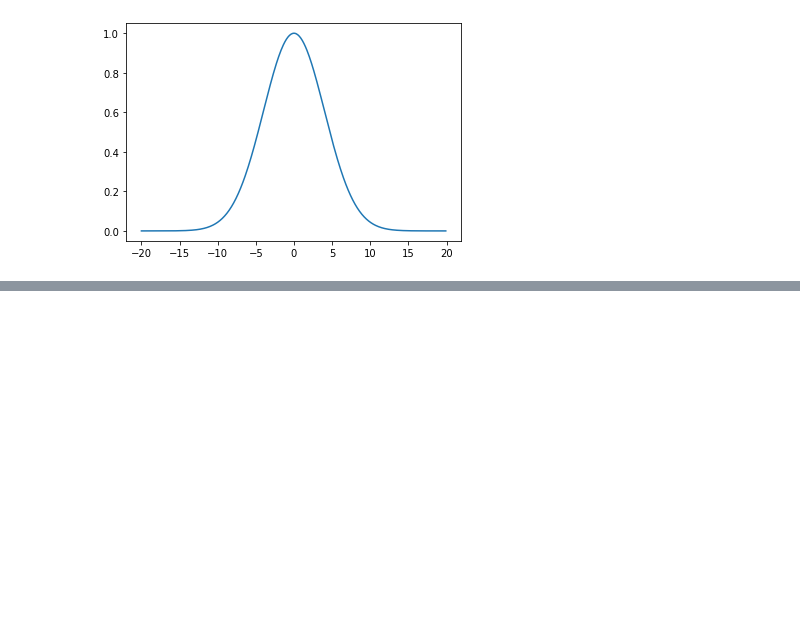
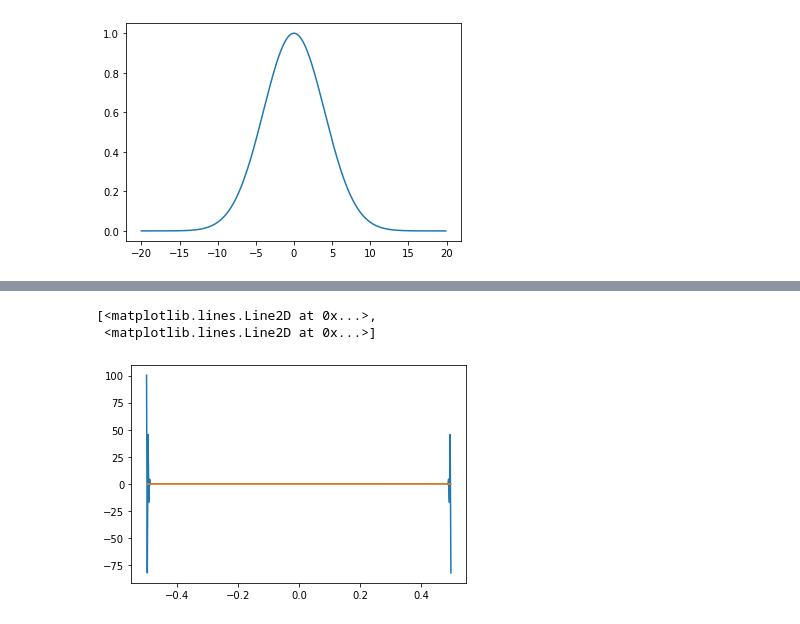
Before and after one commit to margiofabiolad/PyUltraLight, a Jupyter notebook: fft-ifft2.ipynb, the cells around one changed output, grey strips where cells are left out. Drawn from its saved outputs; the diff is of its cells as text; code cells hidden in the pictures; blank space fills up the shorter version.

```diff
--- a/fft-ifft2.ipynb
+++ b/fft-ifft2.ipynb
@@ -48,0 +119,6 @@ axs[2].plot(fi)
+# %%
+#por ultimo
+#Shift the zero-frequency component to the center of the spectrum.
+
+fre_s = np.fft.fftshift(freq)
+fre_s
@@ -48,0 +143,6 @@ axs[2].plot(fi)
+# %%
+plt.plot(fre_s, f.real, fre_s, f.imag)
+# %% [output]
+[<matplotlib.lines.Line2D at 0x...>,
+ <matplotlib.lines.Line2D at 0x...>]
+[figure, added]
```
Also changed, not shown: parts of 8 cells of this notebook.
